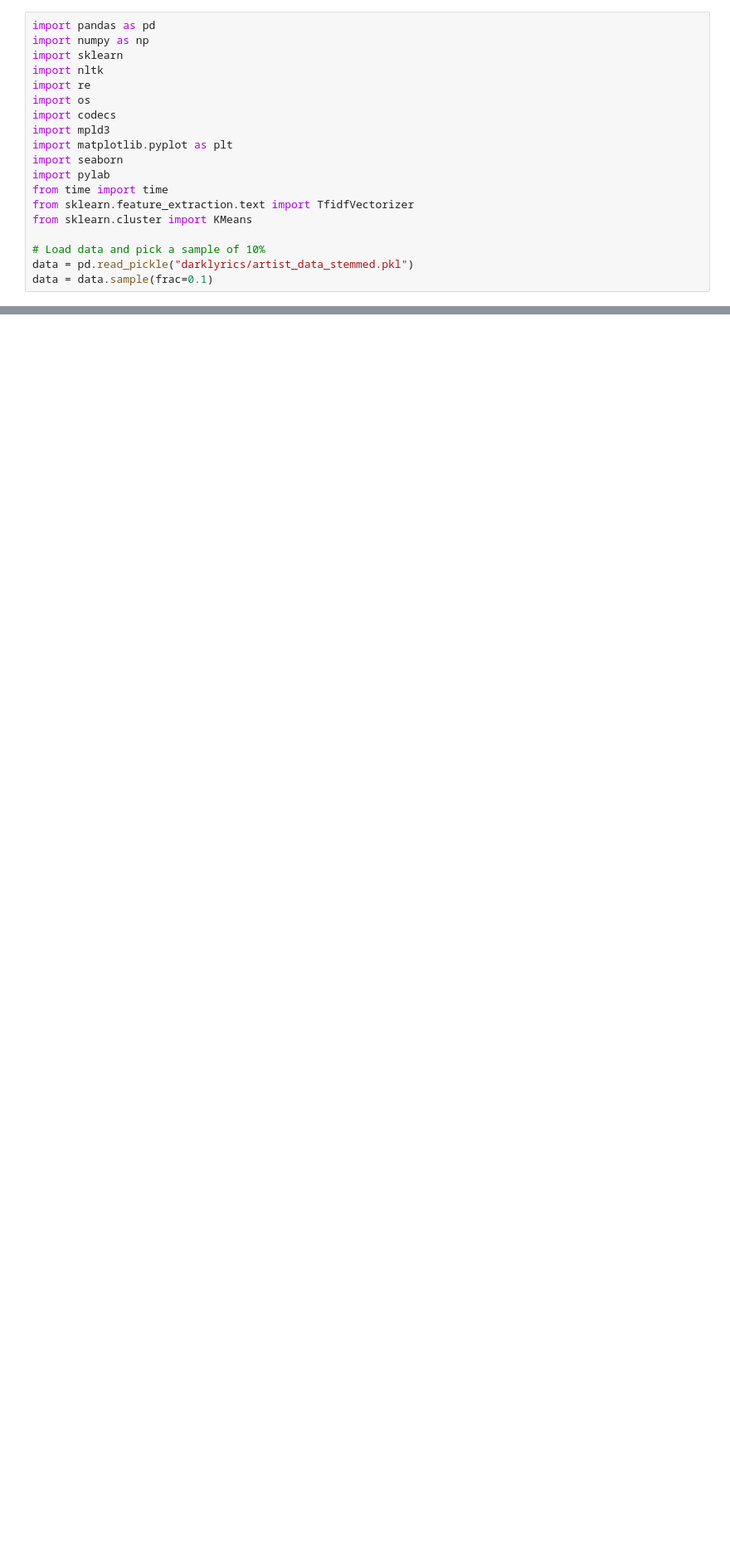
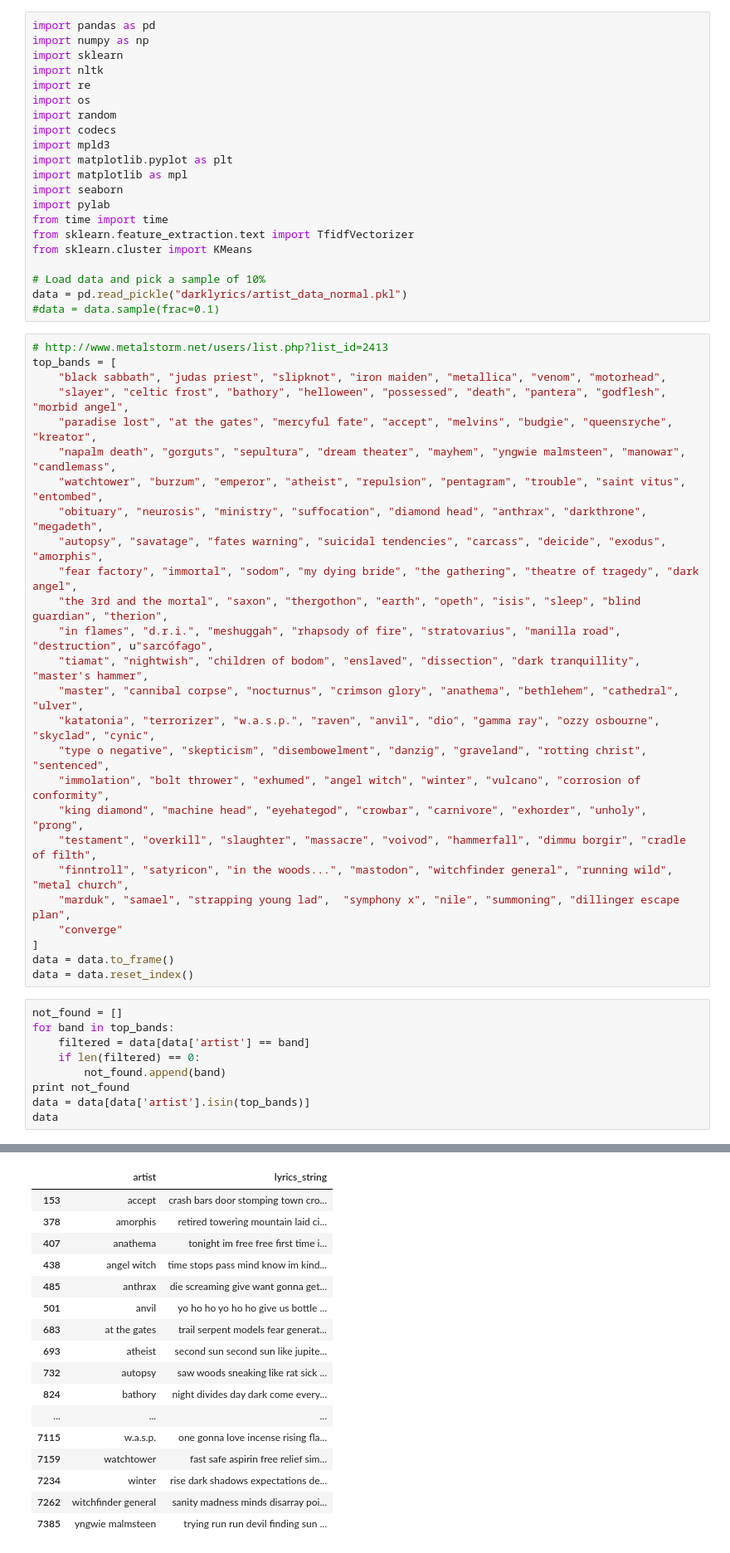
Before and after one commit to nloyolag/metal-nlp, a Jupyter notebook: clustering.ipynb, the cells around one changed output, grey strips where cells are left out. Shown at 83% size. Cells and saved outputs as stored; diff of their text form; blank space fills up the shorter version.

```diff
--- a/clustering.ipynb
+++ b/clustering.ipynb
@@ -5,9 +5,11 @@ import sklearn
 import nltk
 import re
 import os
+import random
 import codecs
 import mpld3
 import matplotlib.pyplot as plt
+import matplotlib as mpl
 import seaborn
 import pylab
 from time import time
@@ -15,5 +17,41 @@ from sklearn.feature_extraction.text import TfidfVectorizer
 from sklearn.cluster import KMeans
 
 # Load data and pick a sample of 10%
-data = pd.read_pickle("darklyrics/artist_data_stemmed.pkl")
-data = data.sample(frac=0.1)
+data = pd.read_pickle("darklyrics/artist_data_normal.pkl")
+#data = data.sample(frac=0.1)
+# %%
+# http://www.metalstorm.net/users/list.php?list_id=2413
+top_bands = [
+    "black sabbath", "judas priest", "slipknot", "iron maiden", "metallica", "venom", "motorhead",
+    "slayer", "celtic frost", "bathory", "helloween", "possessed", "death", "pantera", "godflesh", "morbid angel",
+    "paradise lost", "at the gates", "mercyful fate", "accept", "melvins", "budgie", "queensryche", "kreator",
+    "napalm death", "gorguts", "sepultura", "dream theater", "mayhem", "yngwie malmsteen", "manowar", "candlemass",
+    "watchtower", "burzum", "emperor", "atheist", "repulsion", "pentagram", "trouble", "saint vitus", "entombed",
+    "obituary", "neurosis", "ministry", "suffocation", "diamond head", "anthrax", "darkthrone", "megadeth",
+    "autopsy", "savatage", "fates warning", "suicidal tendencies", "carcass", "deicide", "exodus", "amorphis",
+    "fear factory", "immortal", "sodom", "my dying bride", "the gathering", "theatre of tragedy", "dark angel",
+    "the 3rd and the mortal", "saxon", "thergothon", "earth", "opeth", "isis", "sleep", "blind guardian", "therion",
+    "in flames", "d.r.i.", "meshuggah", "rhapsody of fire", "stratovarius", "manilla road", "destruction", u"sarcófago",
+    "tiamat", "nightwish", "children of bodom", "enslaved", "dissection", "dark tranquillity", "master's hammer",
+    "master", "cannibal corpse", "nocturnus", "crimson glory", "anathema", "bethlehem", "cathedral", "ulver",
+    "katatonia", "terrorizer", "w.a.s.p.", "raven", "anvil", "dio", "gamma ray", "ozzy osbourne", "skyclad", "cynic",
+    "type o negative", "skepticism", "disembowelment", "danzig", "graveland", "rotting christ", "sentenced",
+    "immolation", "bolt thrower", "exhumed", "angel witch", "winter", "vulcano", "corrosion of conformity",
+    "king diamond", "machine head", "eyehategod", "crowbar", "carnivore", "exhorder", "unholy", "prong",
+    "testament", "overkill", "slaughter", "massacre", "voivod", "hammerfall", "dimmu borgir", "cradle of filth",
+    "finntroll", "satyricon", "in the woods...", "mastodon", "witchfinder general", "running wild", "metal church",
+    "marduk", "samael", "strapping young lad",  "symphony x", "nile", "summoning", "dillinger escape plan",
+    "converge"
+]
+data = data.to_frame()
+data = data.reset_index()
+# %%
+not_found = []
+for band in top_bands:
+    filtered = data[data['artist'] == band]
+    if len(filtered) == 0:
+        not_found.append(band)
+print not_found
+data = data[data['artist'].isin(top_bands)]
+data
+# %% [output]
@@ -19,0 +59,17 @@ data = data.sample(frac=0.1)
+|  | artist | lyrics_string |
+| 153 | accept | crash bars door stomping town cro... |
+| 378 | amorphis | retired towering mountain laid ci... |
+| 407 | anathema | tonight im free free first time i... |
+| 438 | angel witch | time stops pass mind know im kind... |
+| 485 | anthrax | die screaming give want gonna get... |
+| 501 | anvil | yo ho ho yo ho ho give us bottle ... |
+| 683 | at the gates | trail serpent models fear generat... |
+| 693 | atheist | second sun second sun like jupite... |
+| 732 | autopsy | saw woods sneaking like rat sick ... |
+| 824 | bathory | night divides day dark come every... |
+| ... | ... | ... |
+| 7115 | w.a.s.p. | one gonna love incense rising fla... |
+| 7159 | watchtower | fast safe aspirin free relief sim... |
+| 7234 | winter | rise dark shadows expectations de... |
+| 7262 | witchfinder general | sanity madness minds disarray poi... |
+| 7385 | yngwie malmsteen | trying run run devil finding sun ... |
```
Also changed, not shown: parts of 13 cells of this notebook, 1 other file.
